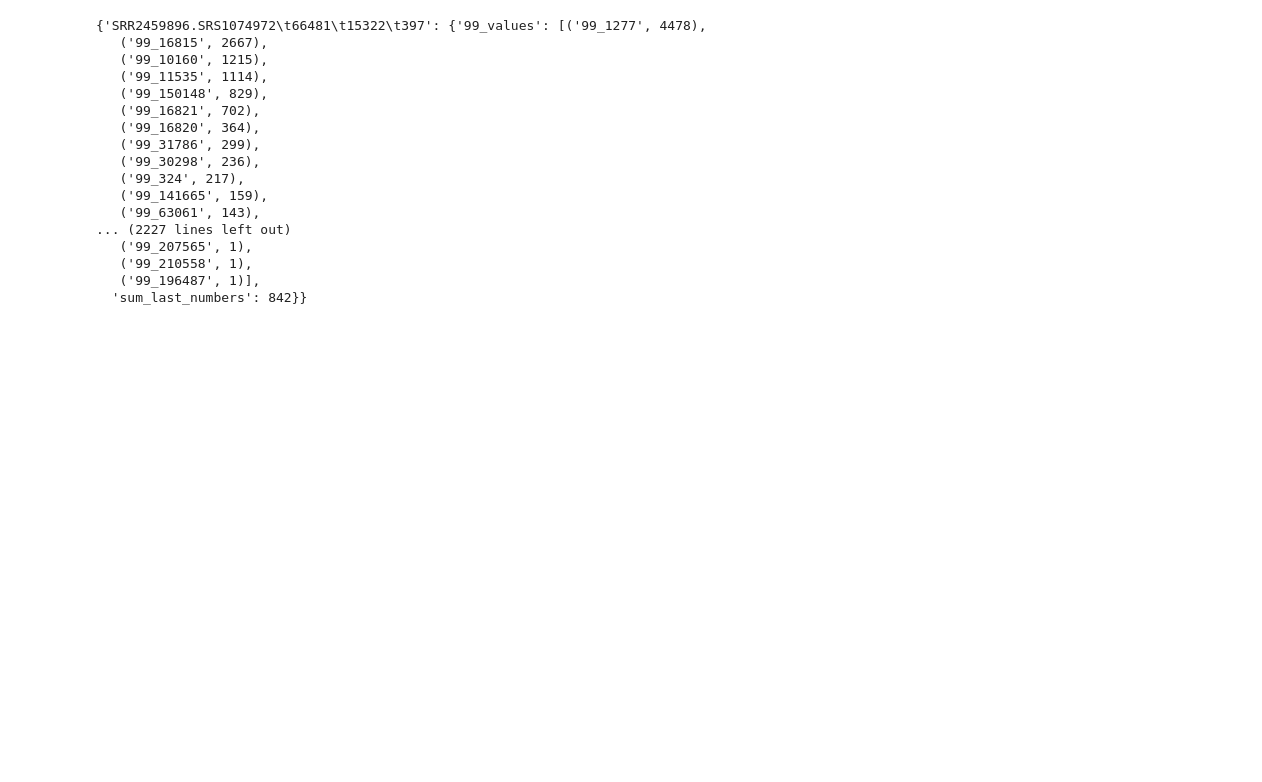
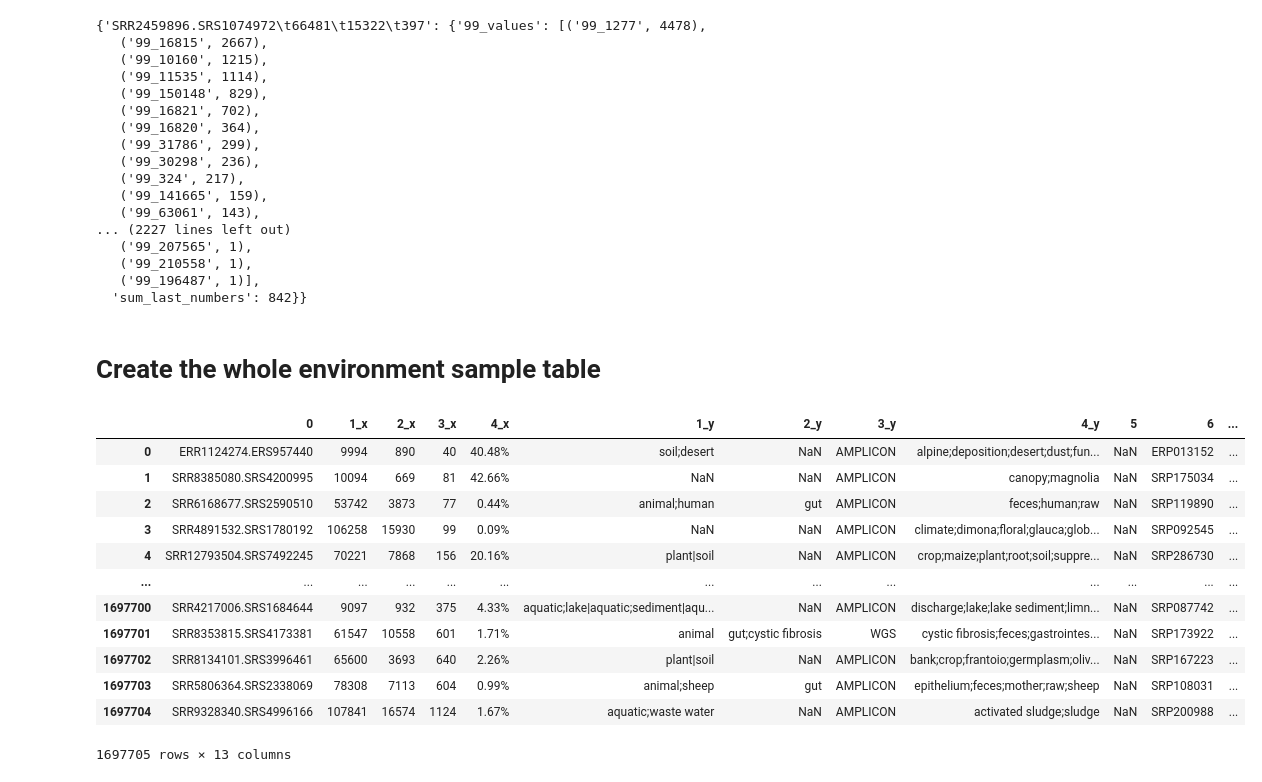
Before and after one commit to DeweyYihengDu/PVC, a Jupyter notebook: code/test.ipynb, the cells around one changed output. Cells and saved outputs as stored; diff of their text form; code cells hidden in the pictures; blank space fills up the shorter version.

```diff
--- a/code/test.ipynb
+++ b/code/test.ipynb
@@ -176,3 +176,37 @@ data_from_first_file
    ('99_210558', 1),
    ('99_196487', 1)],
   'sum_last_numbers': 842}}
+# %% [markdown]
+# Create the whole environment sample table
+# %%
+import pandas as pd
+
+
+file_final_results = '../final_results.info'  # 替换为你的 final_results.info 文件的路径
+file_samples_env = '../samples.env.info'  # 替换为你的 samples.env.info 文件的路径
+
+df_final_results = pd.read_csv(file_final_results, sep='\t', header=None)
+df_final_results[0] = df_final_results[0].str.lstrip('>')
+
+df_samples_env = pd.read_csv(file_samples_env, sep='\t', header=None)
+
+
+combined_df = pd.merge(df_final_results, df_samples_env, on=0, how='inner')
+
+
+# print(combined_df.head())
+combined_df
+# %% [output]
+|  | 0 | 1_x | 2_x | 3_x | 4_x | 1_y | 2_y | 3_y | 4_y | 5 | 6 | ... |
+| 0 | ERR1124274.ERS957440 | 9994 | 890 | 40 | 40.48% | soil;desert | NaN | AMPLICON | alpine;deposition;desert;dust;fun... | NaN | ERP013152 | ... |
+| 1 | SRR8385080.SRS4200995 | 10094 | 669 | 81 | 42.66% | NaN | NaN | AMPLICON | canopy;magnolia | NaN | SRP175034 | ... |
+| 2 | SRR6168677.SRS2590510 | 53742 | 3873 | 77 | 0.44% | animal;human | gut | AMPLICON | feces;human;raw | NaN | SRP119890 | ... |
+| 3 | SRR4891532.SRS1780192 | 106258 | 15930 | 99 | 0.09% | NaN | NaN | AMPLICON | climate;dimona;floral;glauca;glob... | NaN | SRP092545 | ... |
+| 4 | SRR12793504.SRS7492245 | 70221 | 7868 | 156 | 20.16% | plant|soil | NaN | AMPLICON | crop;maize;plant;root;soil;suppre... | NaN | SRP286730 | ... |
+| ... | ... | ... | ... | ... | ... | ... | ... | ... | ... | ... | ... | ... |
+| 1697700 | SRR4217006.SRS1684644 | 9097 | 932 | 375 | 4.33% | aquatic;lake|aquatic;sediment|aqu... | NaN | AMPLICON | discharge;lake;lake sediment;limn... | NaN | SRP087742 | ... |
+| 1697701 | SRR8353815.SRS4173381 | 61547 | 10558 | 601 | 1.71% | animal | gut;cystic fibrosis | WGS | cystic fibrosis;feces;gastrointes... | NaN | SRP173922 | ... |
+| 1697702 | SRR8134101.SRS3996461 | 65600 | 3693 | 640 | 2.26% | plant|soil | NaN | AMPLICON | bank;crop;frantoio;germplasm;oliv... | NaN | SRP167223 | ... |
+| 1697703 | SRR5806364.SRS2338069 | 78308 | 7113 | 604 | 0.99% | animal;sheep | gut | AMPLICON | epithelium;feces;mother;raw;sheep | NaN | SRP108031 | ... |
+| 1697704 | SRR9328340.SRS4996166 | 107841 | 16574 | 1124 | 1.67% | aquatic;waste water | NaN | AMPLICON | activated sludge;sludge | NaN | SRP200988 | ... |
+1697705 rows × 13 columns
```
Also changed, not shown: parts of 1 cell of this notebook.
